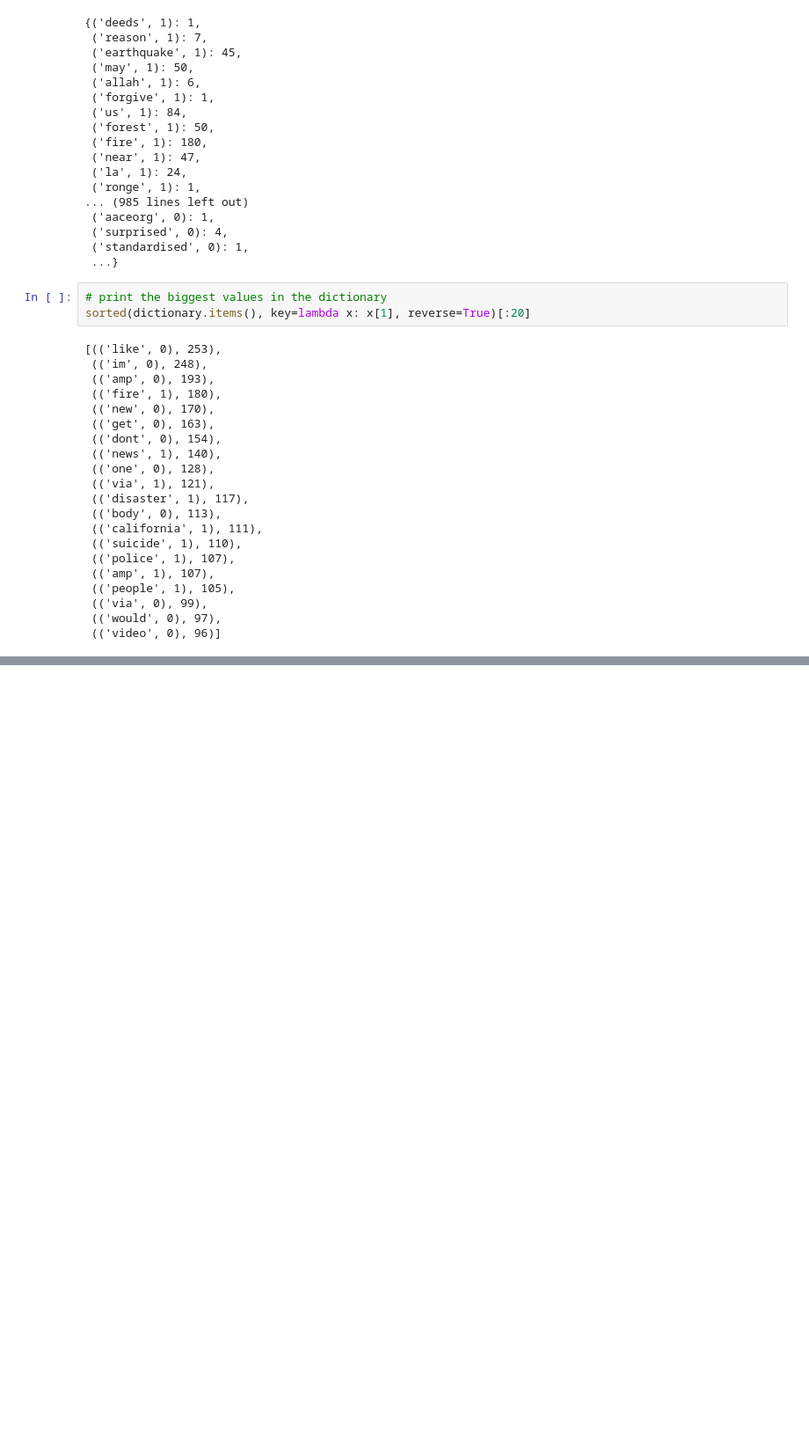
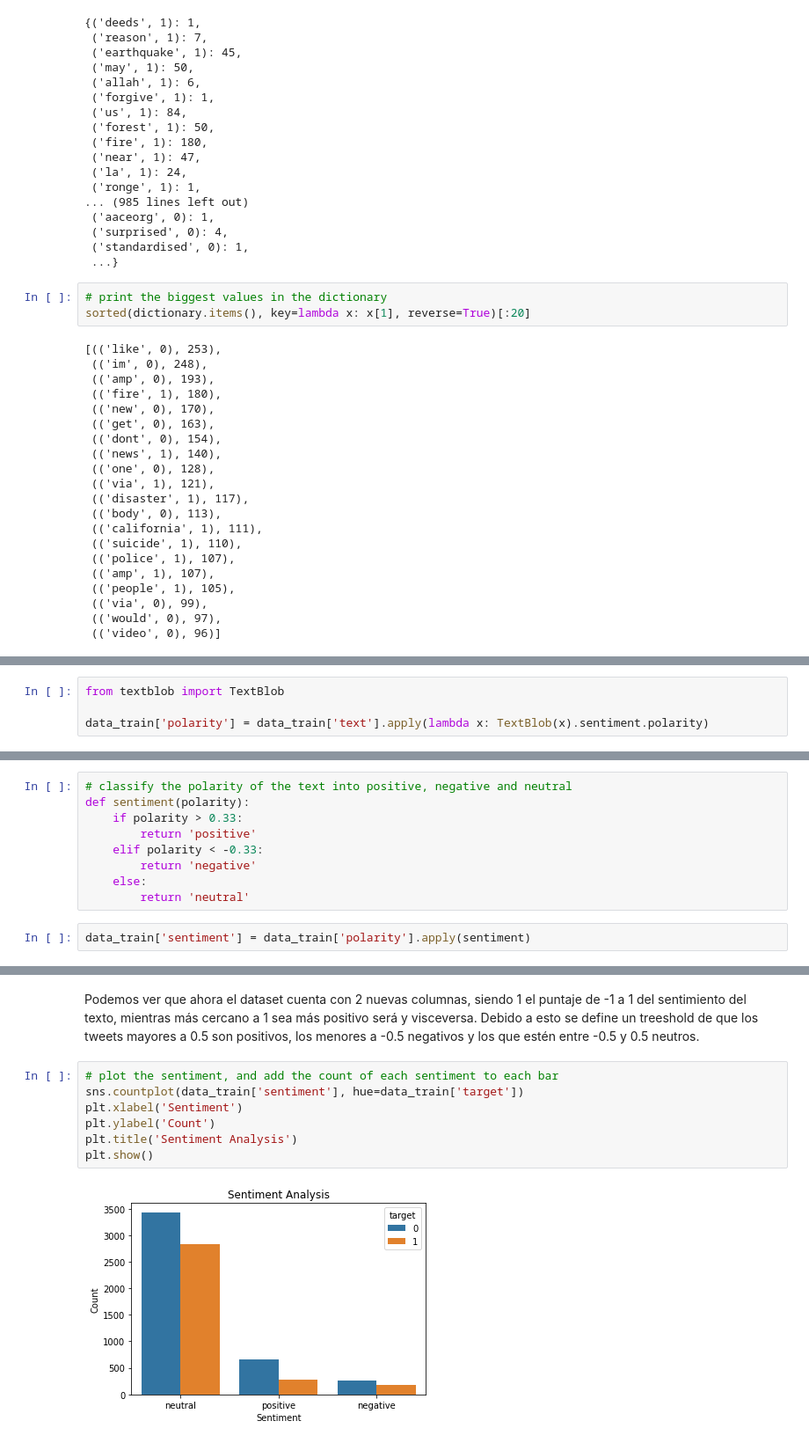
Before and after one commit to campeon19/Lab5_Tweets_Analisis, a Jupyter notebook: Lab 5.ipynb, the cells around one changed output, grey strips where cells are left out. Shown at 88% size. Saved outputs shown, nothing was run; the diff lists cells and outputs as text; blank space fills up the shorter version.

Commit message:
Sentiment analysis

```diff
--- a/Lab 5.ipynb
+++ b/Lab 5.ipynb
@@ -265,0 +280,4 @@ sorted(dictionary.items(), key=lambda x: x[1], reverse=True)[:20]
+# %%
+from textblob import TextBlob
+
+data_train['polarity'] = data_train['text'].apply(lambda x: TextBlob(x).sentiment.polarity)
@@ -265,0 +290,11 @@ sorted(dictionary.items(), key=lambda x: x[1], reverse=True)[:20]
+# %%
+# classify the polarity of the text into positive, negative and neutral
+def sentiment(polarity):
+    if polarity > 0.33:
+        return 'positive'
+    elif polarity < -0.33:
+        return 'negative'
+    else:
+        return 'neutral'
+# %%
+data_train['sentiment'] = data_train['polarity'].apply(sentiment)
@@ -265,0 +323,11 @@ sorted(dictionary.items(), key=lambda x: x[1], reverse=True)[:20]
+# %% [markdown]
+Podemos ver que ahora el dataset cuenta con 2 nuevas columnas, siendo 1 el puntaje de -1 a 1 del sentimiento del texto, mientras más cercano a 1 sea más positivo será y visceversa. Debido a esto se define un treeshold de que los tweets mayores a 0.5 son positivos, los menores a -0.5 negativos y los que estén entre -0.5 y 0.5 neutros.
+# %%
+# plot the sentiment, and add the count of each sentiment to each bar
+sns.countplot(data_train['sentiment'], hue=data_train['target'])
+plt.xlabel('Sentiment')
+plt.ylabel('Count')
+plt.title('Sentiment Analysis')
+plt.show()
+# %% [output]
+[figure, added]
```
Also changed, not shown: parts of 16 cells of this notebook.
